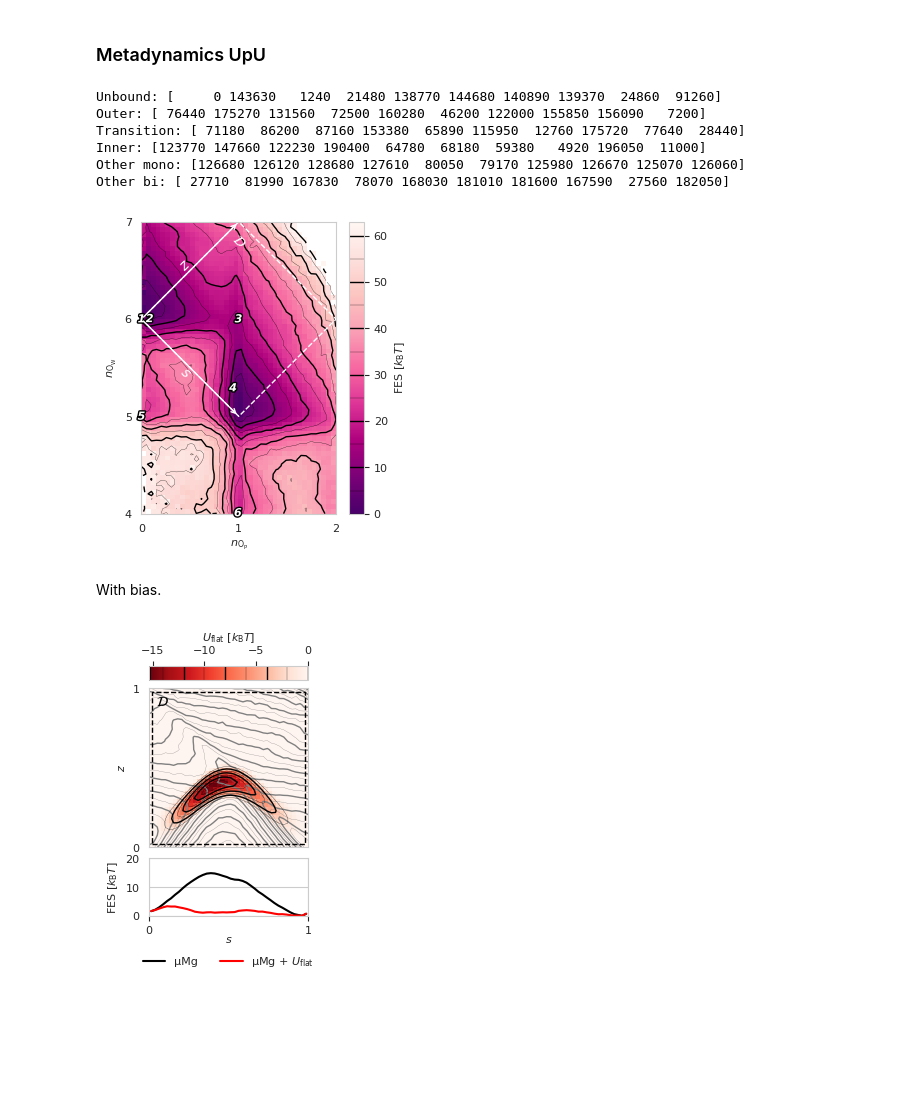
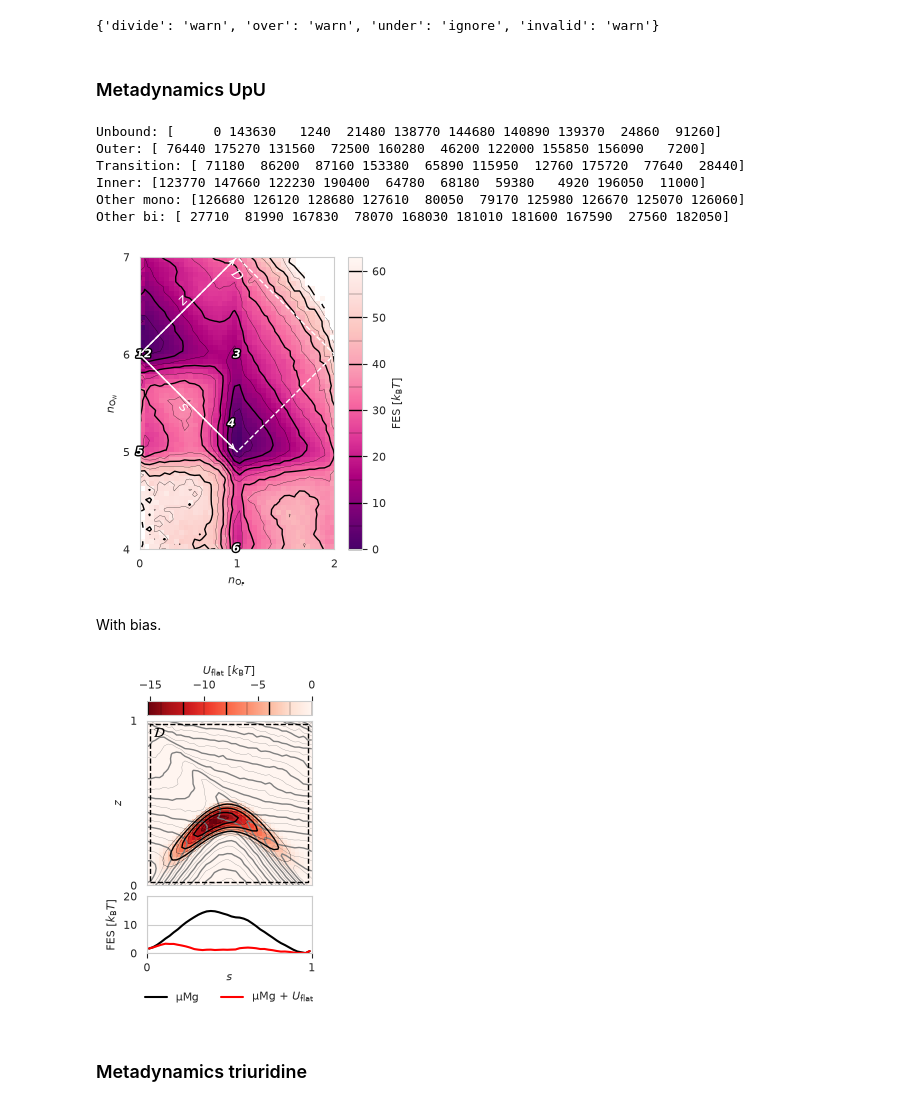
Before and after one commit to ollyfutur/mg_sampling, a Jupyter notebook: paper/01-MetadBiasFit.ipynb, the cells around one changed output. Drawn from its saved outputs; the diff is of its cells as text; code cells hidden in the pictures; blank space fills up the shorter version.

Commit message:
Refactor paper notebooks: MetadBiasFit done

```diff
--- a/paper/01-MetadBiasFit.ipynb
+++ b/paper/01-MetadBiasFit.ipynb
@@ -3,3 +21,23 @@ from common import *
+# %%
+import os
+
+import numpy as np
+import matplotlib.pyplot as plt
+import matplotlib.patheffects as PathEffects
+from matplotlib.ticker import MaxNLocator
+from scipy.integrate import trapezoid
+
+from mg_sampling import PROJECT_DIR
+from mg_sampling.bias import bias_fn
+from mg_sampling.constants import RT
+from mg_sampling.tools import read_plumed, read_wsv, edges_to_range, finitemin, finitemax, block_bootstrap
+from labels import cm
+
+plt.style.use("paper.mplstyle")
+os.makedirs("figures", exist_ok=True)
+np.seterr(divide="ignore")  # empty histogram bins: infinite free energy
+# %% [output]
+{'divide': 'warn', 'over': 'warn', 'under': 'ignore', 'invalid': 'warn'}
 # %% [markdown]
 ### Metadynamics UpU
 # %%
@@ -43,7 +81,7 @@ im = ax.imshow(fes.T, extent=extent, origin='lower', aspect=1, cmap='RdPu_r')
 cf = ax.contour(fes.T, colors=['black'], linewidths=[1, 0.2], extent=extent, levels=levels)
 cbar = plt.colorbar(im)
 cbar.add_lines(cf)
-cbar.set_label("FES [$k_\mathrm{B}T$]")
+cbar.set_label(r"FES [$k_\mathrm{B}T$]")
 
 ax.xaxis.set_major_locator(MaxNLocator(integer=True))
 ax.yaxis.set_major_locator(MaxNLocator(integer=True))
@@ -56,8 +94,8 @@ ax.text(0.5, 6.5, r'$z$', rotation=45, color='white', size=10, va='bottom', ha='
 ax.text(1, 6.9, r'$\mathcal{D}$', rotation=-45, color='white', size=10, va='top', ha='left', rotation_mode='anchor')
 
 
-ax.set_xlabel("$n_\mathrm{O_P}$")
-ax.set_ylabel("$n_\mathrm{O_W}$")
+ax.set_xlabel(r"$n_\mathrm{O_P}$")
+ax.set_ylabel(r"$n_\mathrm{O_W}$")
 
 fig.savefig('figures/metad_fes.pdf')
 # %% [output]
@@ -67,7 +105,7 @@ Transition: [ 71180  86200  87160 153380  65890 115950  12760 175720  77640  284
 Inner: [123770 147660 122230 190400  64780  68180  59380   4920 196050  11000]
 Other mono: [126680 126120 128680 127610  80050  79170 125980 126670 125070 126060]
 Other bi: [ 27710  81990 167830  78070 168030 181010 181600 167590  27560 182050]
-[figure, old version]
+[figure, new version]
 # %% [markdown]
 With bias.
 # %%
@@ -116,7 +154,7 @@ cax.xaxis.tick_top()
 cax.xaxis.set_label_position('top')
 cf = ax1.contour(u.T, colors=['black'], linewidths=[1, 0.2], linestyles=['solid'], extent=extent, levels=-levels[::-1])
 cbar.add_lines(cf)
-cbar.set_label("$U_\mathrm{flat}$ [$k_\mathrm{B}T$]")
+cbar.set_label(r"$U_\mathrm{flat}$ [$k_\mathrm{B}T$]")
 ε = 0.02
 ax1.plot([ε, 1-ε, 1-ε, ε, ε], [ε, ε, 1-ε, 1-ε, ε], color='black', linestyle='dashed', linewidth=1)
 ax1.text(2*ε, 1-2*ε, r"$\mathcal{D}$", color='black', size=10, va='top', ha='left')
@@ -133,36 +171,38 @@ ax1.grid(False)
 def get_F_X(data):
     X, Y, weights = np.unstack(data, axis=-1)
     weights = weights / weights.sum()
     ρ_avg, _, _ = np.histogram2d(X, Y, bins=bins, density=True, weights=weights)
     ρ_X = trapezoid(ρ_avg, X_range, axis=1)
     F_X = -np.log(ρ_X)
     F_X -= finitemin(F_X)
     return F_X
 
 data = np.stack([X, Y, weights], axis=-1)
 ax2.plot(X_range, get_F_X(data), color='black', label='μMg')
 res = block_bootstrap(data, statistic=get_F_X, n_blocks=8)
 ax2.fill_between(X_range, res.confidence_interval.low, res.confidence_interval.high, alpha=0.3, facecolor='black')
 
 # Bias weighted
 weights = weights * np.exp(-bias_fn(x, y, *params)/RT)
 data = np.stack([X, Y, weights], axis=-1)
 res = block_bootstrap(np.stack([X, Y, weights], axis=-1), statistic=get_F_X, n_blocks=8)
-ax2.plot(X_range, get_F_X(data), color='red', label='μMg + $U_\mathrm{flat}$')
+ax2.plot(X_range, get_F_X(data), color='red', label=r'μMg + $U_\mathrm{flat}$')
 ax2.fill_between(X_range, res.confidence_interval.low, res.confidence_interval.high, alpha=0.3, facecolor='red')
 
 ax2.set_xlabel("$s$", labelpad=-1)
 ax2.xaxis.set_ticks_position('bottom')
 ax2.xaxis.set_label_position('bottom')
-ax2.set_ylabel("FES [$k_\mathrm{B}T$]")
+ax2.set_ylabel(r"FES [$k_\mathrm{B}T$]")
 ax2.legend(frameon=False, loc='upper center', bbox_to_anchor=(0.5, -0.5), ncol=2)
 ax2.set_ylim(0, 20)
 ax2.set_xlim(0, 1)
 fig.get_layout_engine().set(h_pad=0, w_pad=0, hspace=0, wspace=0)
 
 fig.savefig('figures/bias_barrier.pdf')
 # %% [output]
-[figure, old version]
+[figure, new version]
+# %% [markdown]
+### Metadynamics triuridine
 # %%
 path = PROJECT_DIR / 'metad/triuridine/op_mMg_tip3p'
 
```
Also changed, not shown: parts of 4 cells of this notebook, 6 other files.
